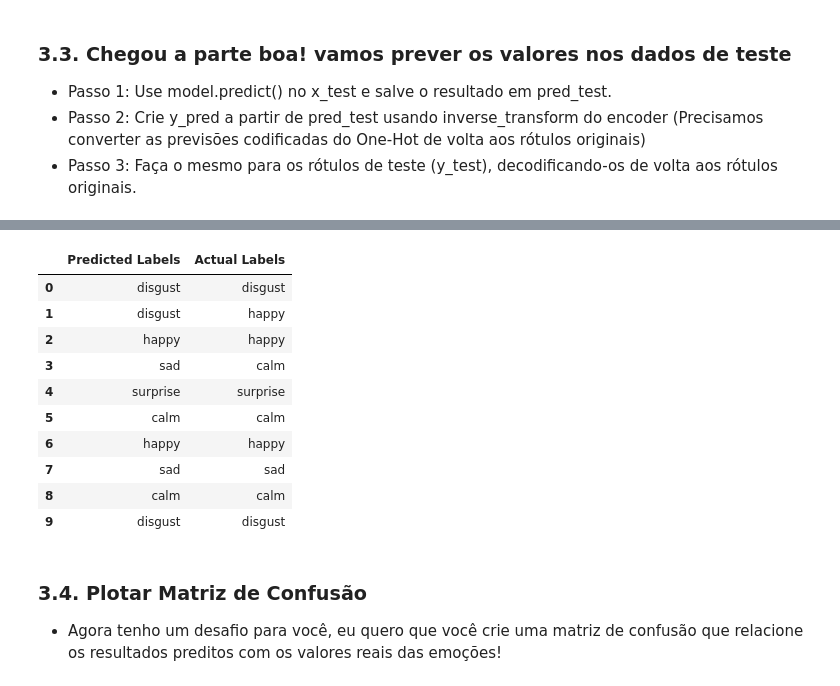
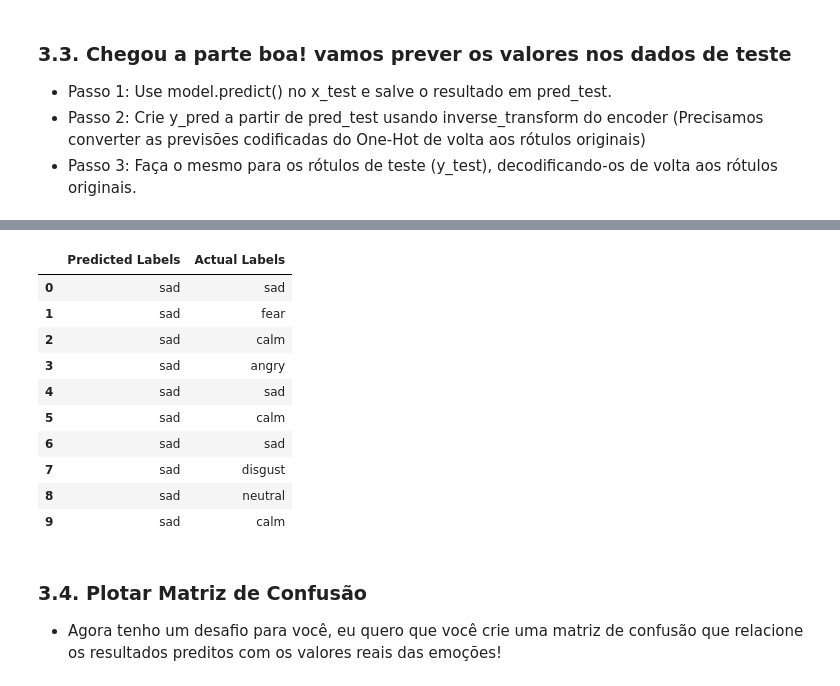
Before and after one commit to arthurmoreirat/miniprojeto2, a Jupyter notebook: notebooks/2-feature-extraction-and-modelling.ipynb, the cells around one changed output, grey strips where cells are left out. Cells and saved outputs as stored; diff of their text form; code cells hidden in the pictures.

Commit message:
Inicio do modelo

```diff
--- a/notebooks/2-feature-extraction-and-modelling.ipynb
+++ b/notebooks/2-feature-extraction-and-modelling.ipynb
@@ -388,0 +349,7 @@ Epoch 50/50
+# %%
+# Code here
+# 1. Usando o callback para ajustar a taxa de aprendizado
+rlrp = ReduceLROnPlateau(monitor='loss', factor=0.4, patience=2, min_lr=0.0000001)
+
+# Treinando o modelo
+history = model.fit(X_train, Y_train, batch_size=64, epochs=50, validation_data=(X_test, Y_test), callbacks=[rlrp])
@@ -435,0 +446,26 @@ Accuracy of our model on test data :  61.01852059364319 %
+# %%
+# Code
+# Passo 1
+pred_test = model.predict(X_test)
+
+# Passo 2
+y_pred_indices = pred_test.argmax(axis=1)
+
+# Reconstruindo o array one-hot para o encoder
+num_classes = pred_test.shape[1]  # número de classes
+pred_onehot = np.zeros((len(y_pred_indices), num_classes))
+pred_onehot[np.arange(len(y_pred_indices)), y_pred_indices] = 1
+
+y_pred = encoder.inverse_transform(pred_onehot)
+
+# Passo 3
+if Y_test.ndim > 1 and Y_test.shape[1] > 1:
+    y_test_indices = Y_test.argmax(axis=1)
+else:
+    y_test_indices = Y_test  # já é inteiro
+
+# Reconstruindo Y_test one-hot para o encoder
+test_onehot = np.zeros((len(y_test_indices), num_classes))
+test_onehot[np.arange(len(y_test_indices)), y_test_indices] = 1
+
+y_test_labels = encoder.inverse_transform(test_onehot)
@@ -436,23 +474,23 @@ Accuracy of our model on test data :  61.01852059364319 %
 # %%
 # Rode essa célula para ver se o modelo que criamos está fazendo sentido para a maioria dos valores.
 
 df = pd.DataFrame(columns=['Predicted Labels', 'Actual Labels'])
 df['Predicted Labels'] = y_pred.flatten()
-df['Actual Labels'] = y_test.flatten()
+df['Actual Labels'] = y_test_labels.flatten()
 
 df.head(10)
 # %% [output]
 |  | Predicted Labels | Actual Labels |
-| 0 | disgust | disgust |
-| 1 | disgust | happy |
-| 2 | happy | happy |
-| 3 | sad | calm |
-| 4 | surprise | surprise |
-| 5 | calm | calm |
-| 6 | happy | happy |
-| 7 | sad | sad |
-| 8 | calm | calm |
-| 9 | disgust | disgust |
+| 0 | sad | sad |
+| 1 | sad | fear |
+| 2 | sad | calm |
+| 3 | sad | angry |
+| 4 | sad | sad |
+| 5 | sad | calm |
+| 6 | sad | sad |
+| 7 | sad | disgust |
+| 8 | sad | neutral |
+| 9 | sad | calm |
 # %% [markdown]
 ### 3.4. Plotar Matriz de Confusão
 - Agora tenho um desafio para você, eu quero que você crie uma matriz de confusão que relacione os resultados preditos com os valores reais das emoções!
```
Also changed, not shown: parts of 15 cells of this notebook.
